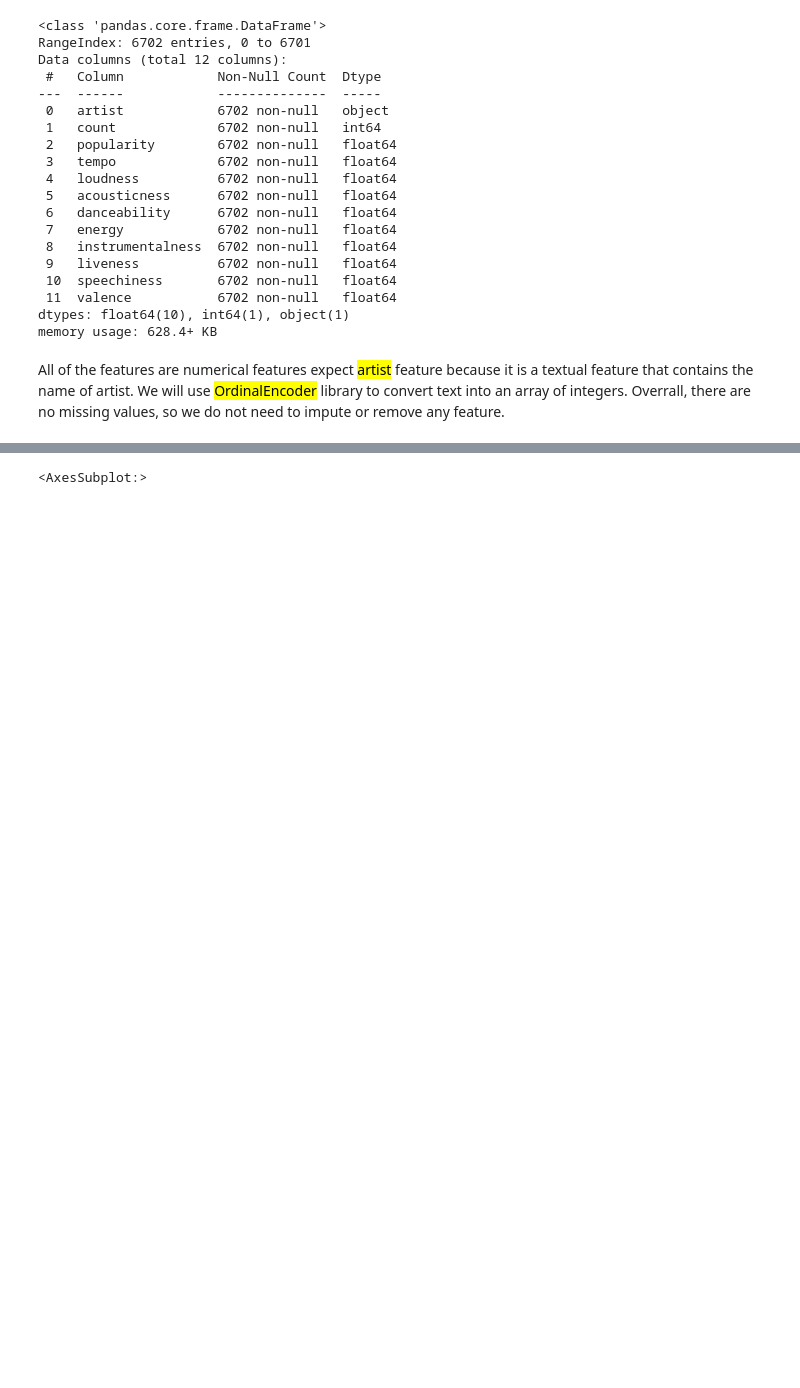
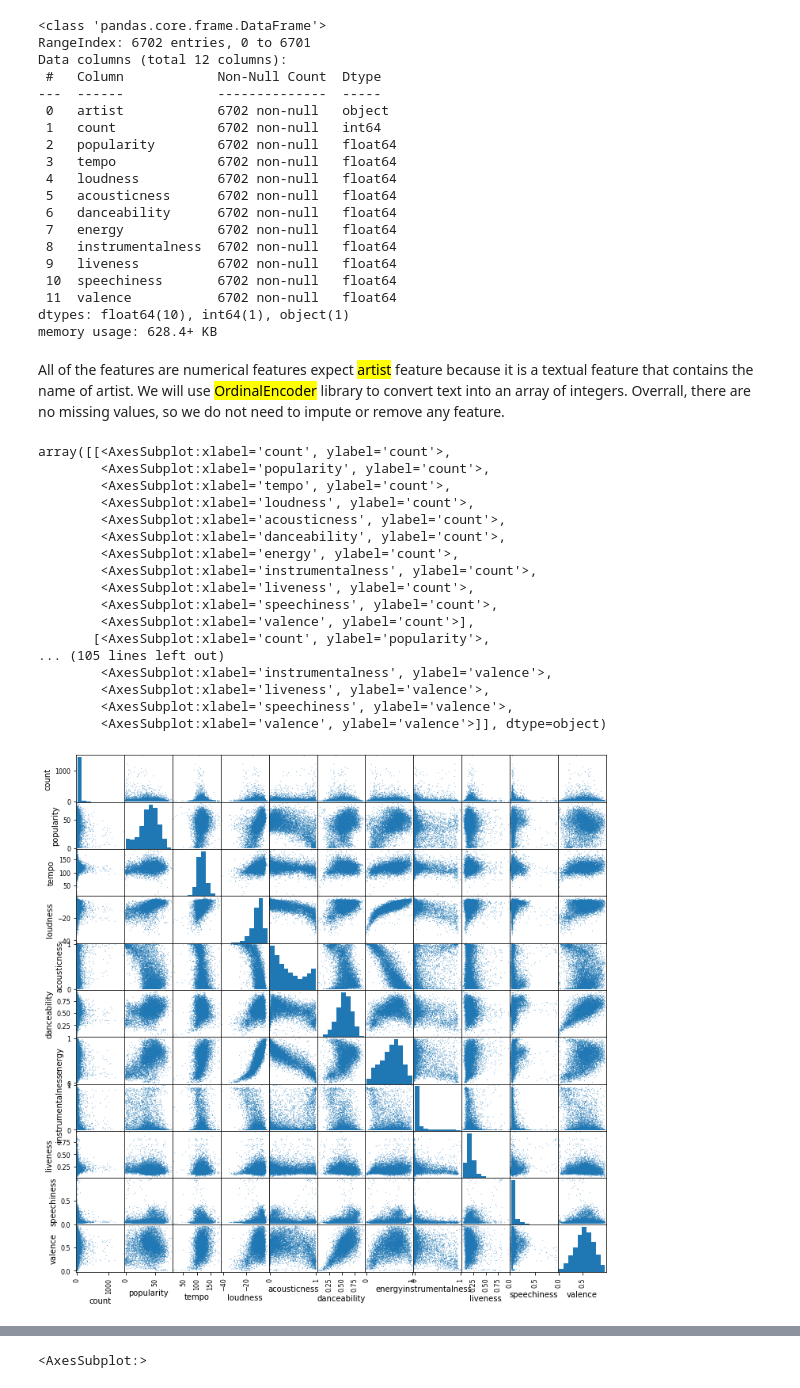
Before and after one commit to justinszaro/music-recommendations-machine-learning, a Jupyter notebook: music.ipynb, the cells around one changed output, grey strips where cells are left out. Cells and saved outputs as stored; diff of their text form; code cells hidden in the pictures; blank space fills up the shorter version.

Commit message:
added histograms and correlations

```diff
--- a/music.ipynb
+++ b/music.ipynb
@@ -442,3 +442,25 @@ dtypes: float64(10), int64(1), object(1)
 memory usage: 628.4+ KB
 # %% [markdown]
 All of the features are numerical features expect <mark>artist</mark> feature because it is a textual feature that contains the name of artist. We will use <mark>OrdinalEncoder</mark> library to convert text into an array of integers. Overrall, there are no missing values, so we do not need to impute or remove any feature.
+# %%
+num_features = ['count', 'popularity', 'tempo', 'loudness', 'acousticness', 'danceability', 'energy', 'instrumentalness', 'liveness', 'speechiness', 'valence']
+pd.plotting.scatter_matrix(artists_copy[num_features], figsize=(12, 12), s=3, alpha=0.8)
+# %% [output]
+array([[<AxesSubplot:xlabel='count', ylabel='count'>,
+        <AxesSubplot:xlabel='popularity', ylabel='count'>,
+        <AxesSubplot:xlabel='tempo', ylabel='count'>,
+        <AxesSubplot:xlabel='loudness', ylabel='count'>,
+        <AxesSubplot:xlabel='acousticness', ylabel='count'>,
+        <AxesSubplot:xlabel='danceability', ylabel='count'>,
+        <AxesSubplot:xlabel='energy', ylabel='count'>,
+        <AxesSubplot:xlabel='instrumentalness', ylabel='count'>,
+        <AxesSubplot:xlabel='liveness', ylabel='count'>,
+        <AxesSubplot:xlabel='speechiness', ylabel='count'>,
+        <AxesSubplot:xlabel='valence', ylabel='count'>],
+       [<AxesSubplot:xlabel='count', ylabel='popularity'>,
+... (105 lines left out)
+        <AxesSubplot:xlabel='instrumentalness', ylabel='valence'>,
+        <AxesSubplot:xlabel='liveness', ylabel='valence'>,
+        <AxesSubplot:xlabel='speechiness', ylabel='valence'>,
+        <AxesSubplot:xlabel='valence', ylabel='valence'>]], dtype=object)
+[figure, added]
```
Also changed, not shown: parts of 10 cells of this notebook.
